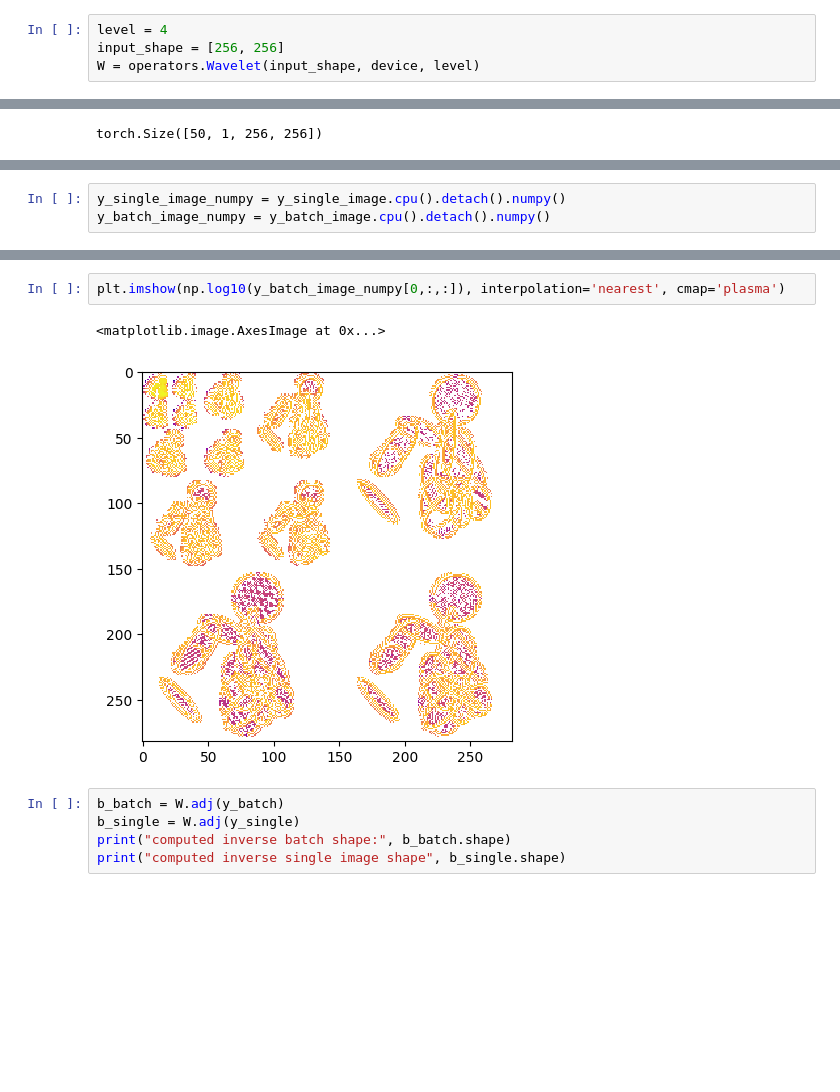
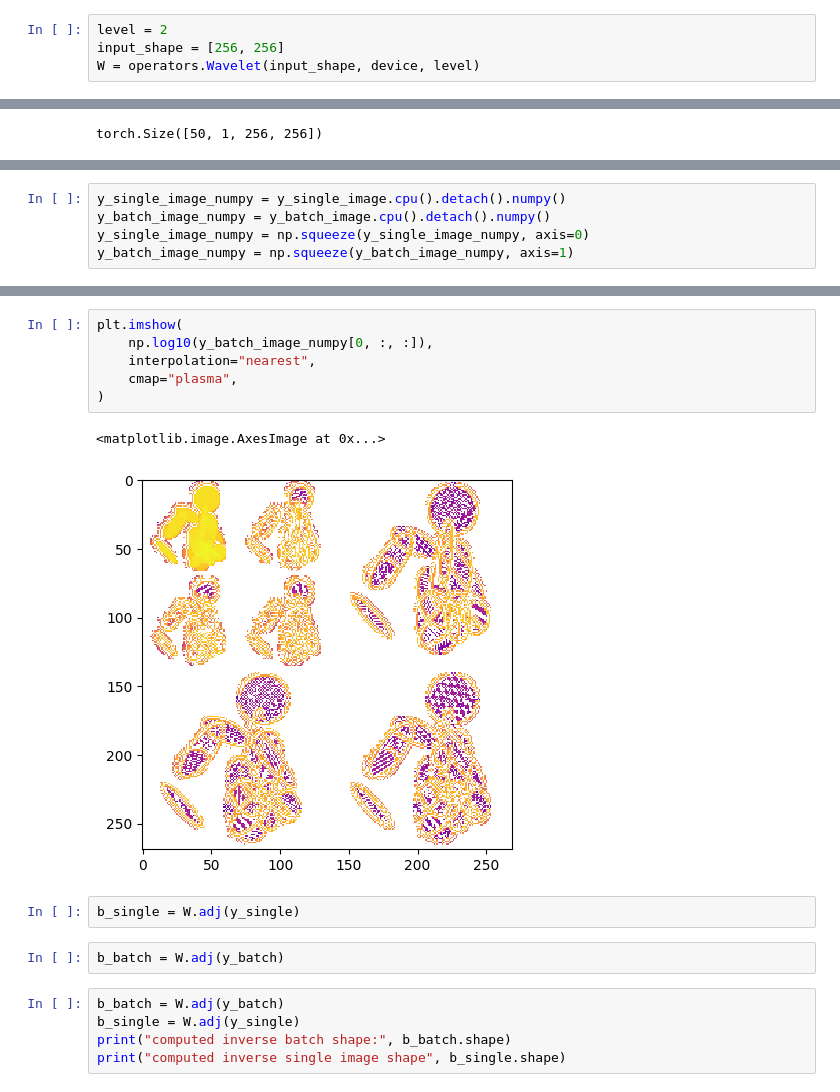
Before and after one commit to smichelena/robust-nets-wavelet-rec, a Jupyter notebook: ellipses/test_wavelet_methods.ipynb, the cells around one changed output, grey strips where cells are left out. Saved outputs shown, nothing was run; the diff lists cells and outputs as text; blank space fills up the shorter version.

```diff
--- a/ellipses/test_wavelet_methods.ipynb
+++ b/ellipses/test_wavelet_methods.ipynb
@@ -29,7 +29,7 @@ plt.imshow(X_0[0,:,:].squeeze(0), cmap='plasma')
 # %% [markdown]
 ### Initialize wavelet operator
 # %%
-level = 4
+level = 2
 input_shape = [256, 256]
 W = operators.Wavelet(input_shape, device, level)
 # %%
@@ -65,4 +65,6 @@ output image batch shape: torch.Size([50, 282, 282])
 # %%
 y_single_image_numpy = y_single_image.cpu().detach().numpy()
 y_batch_image_numpy = y_batch_image.cpu().detach().numpy()
+y_single_image_numpy = np.squeeze(y_single_image_numpy, axis=0)
+y_batch_image_numpy = np.squeeze(y_batch_image_numpy, axis=1)
 # %%
@@ -73,8 +77,16 @@ plt.imshow(np.log10(y_single_image_numpy), interpolation='nearest', cmap='plasma
 # %%
-plt.imshow(np.log10(y_batch_image_numpy[0,:,:]), interpolation='nearest', cmap='plasma')
+plt.imshow(
+    np.log10(y_batch_image_numpy[0, :, :]),
+    interpolation="nearest",
+    cmap="plasma",
+)
 # %% [output]
 <matplotlib.image.AxesImage at 0x...>
-[figure, old version]
+[figure, new version]
+# %%
+b_single = W.adj(y_single)
+# %%
+b_batch = W.adj(y_batch)
 # %%
 b_batch = W.adj(y_batch)
 b_single = W.adj(y_single)
```
Also changed, not shown: parts of 17 cells of this notebook, 2 other files.
